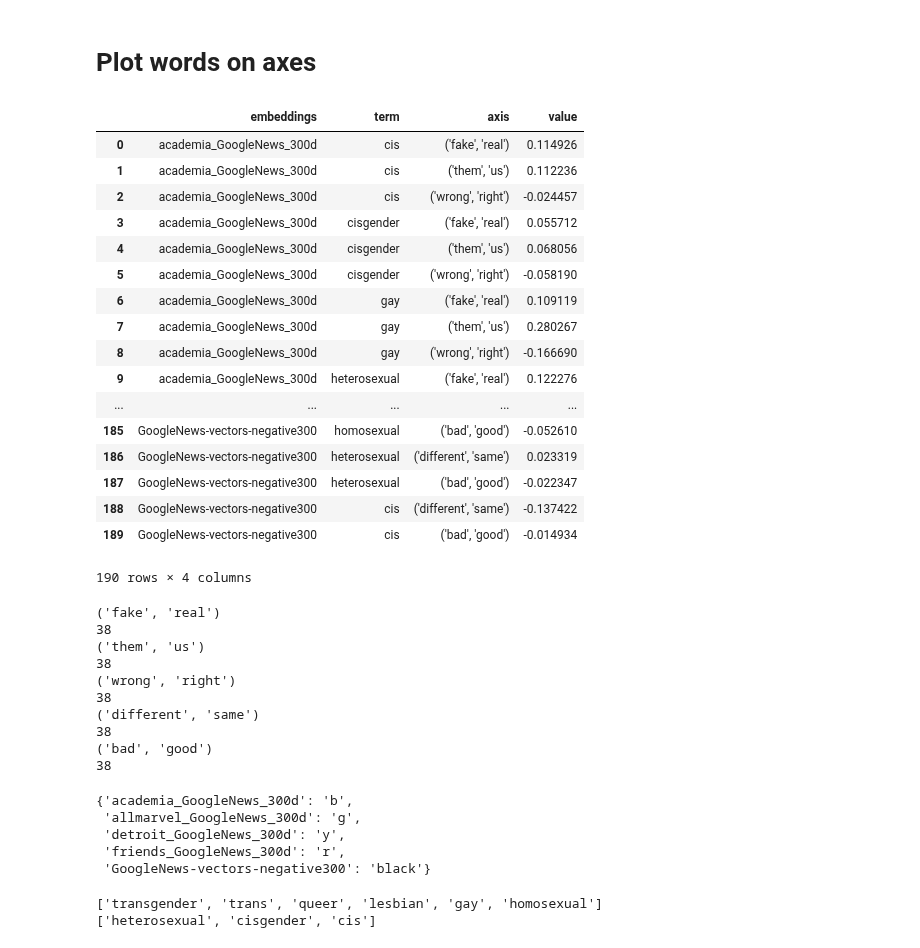
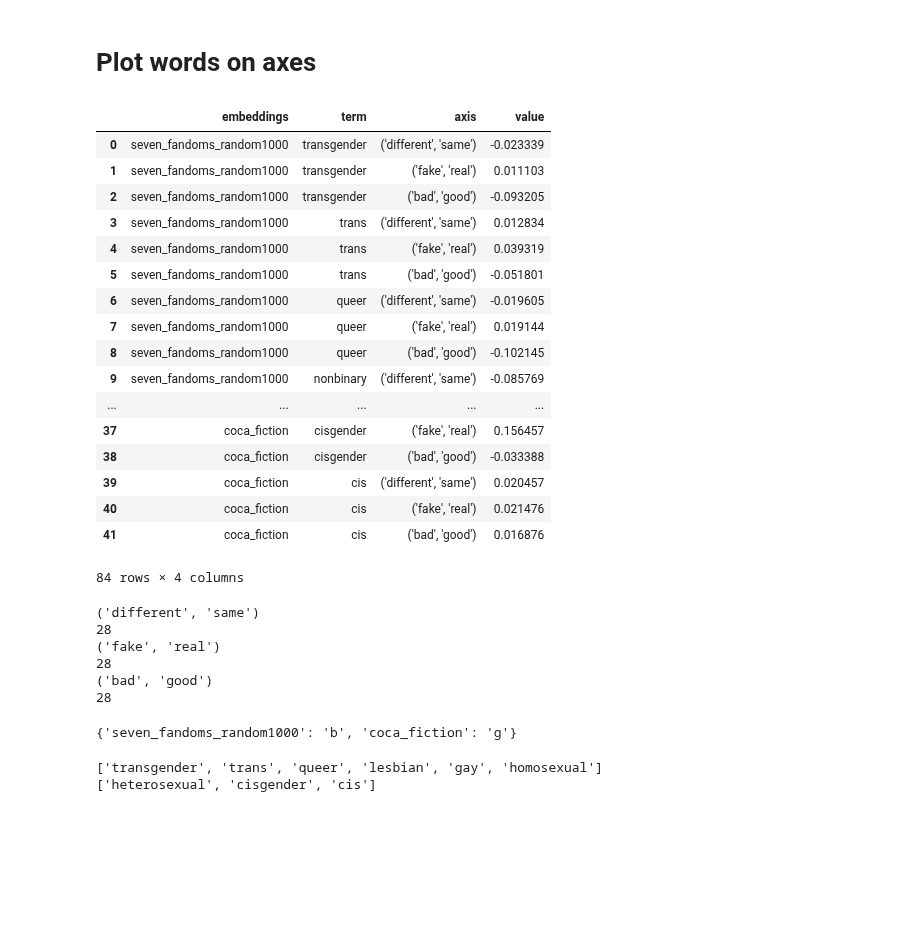
Before and after one commit to michaelmilleryoder/fanfiction-scripts, a Jupyter notebook: jupyter/semaxis.ipynb, the cells around one changed output. Saved outputs shown, nothing was run; the diff lists cells and outputs as text; code cells hidden in the pictures; blank space fills up the shorter version.

Commit message:
semaxis updates

```diff
--- a/jupyter/semaxis.ipynb
+++ b/jupyter/semaxis.ipynb
@@ -3,63 +3,63 @@ import os
 from tqdm import tqdm_notebook as tqdm
 import string
 
-data_dirpath = '/usr0/home/mamille2/erebor/'
+# data_dirpath = '/usr0/home/mamille2/erebor/fanfiction-project'
+data_dirpath = '/usr0/home/mamille2/new_home/fanfiction' # misty
 # %% [markdown]
 # Plot words on axes
 # %%
 # Load top terms values on axes
 import pandas as pd
 
-fpath = os.path.join(data_dirpath, 'fanfiction-project/output/semaxis', 'semaxis_fanfiction_embedding_comparison.csv')
+# fpath = os.path.join(data_dirpath, 'output/semaxis', 'semaxis_fanfiction_embedding_comparison.csv')
+fpaths = [
+    os.path.join(data_dirpath, 'output/semaxis', 'seven_fandoms_random1000_semaxis_results.csv'),
+    os.path.join(data_dirpath, 'output/semaxis', 'coca_fiction_semaxis_results.csv'),
+         ]
 # data = pd.read_csv(fpath, header=0, index_col=None, names = ['embeddings', 'term', 'axis', 'value', 'extra'])
-data = pd.read_csv(fpath, header=0, index_col=None)
+dfs = [pd.read_csv(fpath, header=0, index_col=None) for fpath in fpaths]
+data = pd.concat(dfs)
 data
 # %% [output]
 |  | embeddings | term | axis | value |
-| 0 | academia_GoogleNews_300d | cis | ('fake', 'real') | 0.114926 |
-| 1 | academia_GoogleNews_300d | cis | ('them', 'us') | 0.112236 |
-| 2 | academia_GoogleNews_300d | cis | ('wrong', 'right') | -0.024457 |
-| 3 | academia_GoogleNews_300d | cisgender | ('fake', 'real') | 0.055712 |
-| 4 | academia_GoogleNews_300d | cisgender | ('them', 'us') | 0.068056 |
-| 5 | academia_GoogleNews_300d | cisgender | ('wrong', 'right') | -0.058190 |
-| 6 | academia_GoogleNews_300d | gay | ('fake', 'real') | 0.109119 |
-| 7 | academia_GoogleNews_300d | gay | ('them', 'us') | 0.280267 |
-| 8 | academia_GoogleNews_300d | gay | ('wrong', 'right') | -0.166690 |
-| 9 | academia_GoogleNews_300d | heterosexual | ('fake', 'real') | 0.122276 |
+| 0 | seven_fandoms_random1000 | transgender | ('different', 'same') | -0.023339 |
+| 1 | seven_fandoms_random1000 | transgender | ('fake', 'real') | 0.011103 |
+| 2 | seven_fandoms_random1000 | transgender | ('bad', 'good') | -0.093205 |
+| 3 | seven_fandoms_random1000 | trans | ('different', 'same') | 0.012834 |
+| 4 | seven_fandoms_random1000 | trans | ('fake', 'real') | 0.039319 |
+| 5 | seven_fandoms_random1000 | trans | ('bad', 'good') | -0.051801 |
+| 6 | seven_fandoms_random1000 | queer | ('different', 'same') | -0.019605 |
+| 7 | seven_fandoms_random1000 | queer | ('fake', 'real') | 0.019144 |
+| 8 | seven_fandoms_random1000 | queer | ('bad', 'good') | -0.102145 |
+| 9 | seven_fandoms_random1000 | nonbinary | ('different', 'same') | -0.085769 |
 | ... | ... | ... | ... | ... |
-| 185 | GoogleNews-vectors-negative300 | homosexual | ('bad', 'good') | -0.052610 |
-| 186 | GoogleNews-vectors-negative300 | heterosexual | ('different', 'same') | 0.023319 |
-| 187 | GoogleNews-vectors-negative300 | heterosexual | ('bad', 'good') | -0.022347 |
-| 188 | GoogleNews-vectors-negative300 | cis | ('different', 'same') | -0.137422 |
-| 189 | GoogleNews-vectors-negative300 | cis | ('bad', 'good') | -0.014934 |
+| 37 | coca_fiction | cisgender | ('fake', 'real') | 0.156457 |
+| 38 | coca_fiction | cisgender | ('bad', 'good') | -0.033388 |
+| 39 | coca_fiction | cis | ('different', 'same') | 0.020457 |
+| 40 | coca_fiction | cis | ('fake', 'real') | 0.021476 |
+| 41 | coca_fiction | cis | ('bad', 'good') | 0.016876 |
-190 rows × 4 columns
+84 rows × 4 columns
 # %%
+# Check filled-in
+
 axis_data = {}
 for axis in data['axis'].unique():
     print(axis)
     axis_data[axis] = data[data['axis'] == axis]
     print(len(axis_data[axis]))
 # %% [output]
+('different', 'same')
+28
 ('fake', 'real')
-38
-('them', 'us')
-38
-('wrong', 'right')
-38
-('different', 'same')
-38
+28
 ('bad', 'good')
-38
+28
 # %%
 colors = ['b', 'g', 'y', 'r', 'black']
 colormap = dict(zip(data['embeddings'].unique(), colors))
 colormap
 # %% [output]
-{'academia_GoogleNews_300d': 'b',
- 'allmarvel_GoogleNews_300d': 'g',
- 'detroit_GoogleNews_300d': 'y',
- 'friends_GoogleNews_300d': 'r',
- 'GoogleNews-vectors-negative300': 'black'}
+{'seven_fandoms_random1000': 'b', 'coca_fiction': 'g'}
 # %%
 # marked_labels = list(reversed(['transgender', 'trans', 'queer', 'lesbian', 'gay', 'homosexual']))
 # unmarked_labels = list(reversed(['heterosexual', 'cisgender', 'cis']))
```
Also changed, not shown: parts of 2 cells of this notebook, 2 other files.
